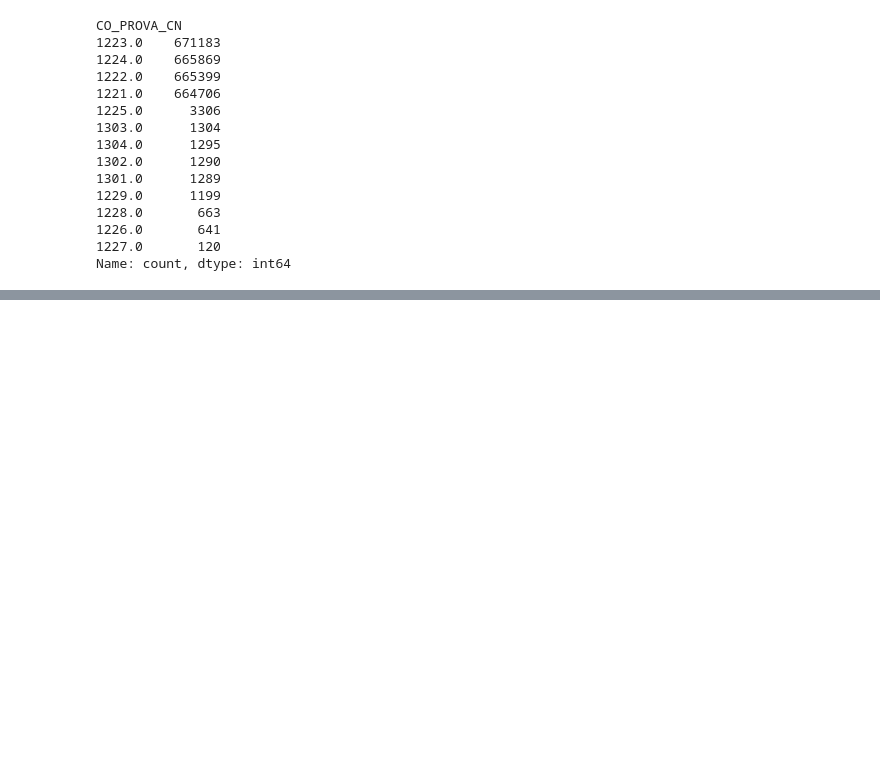
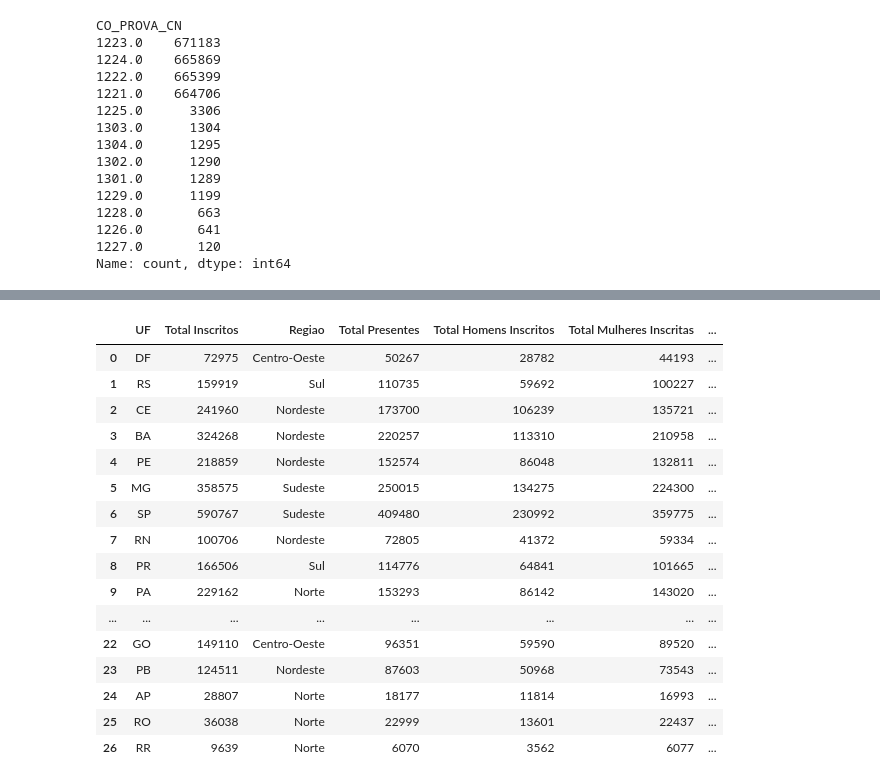
Before and after one commit to marcela-mariano19/Insights_ENEM-Projeto_de_Bloco_2024S2_, a Jupyter notebook: my-app/notebooks/tratamento_dados.ipynb, the cells around one changed output, grey strips where cells are left out. Drawn from its saved outputs; the diff is of its cells as text; code cells hidden in the pictures; blank space fills up the shorter version.

```diff
--- a/my-app/notebooks/tratamento_dados.ipynb
+++ b/my-app/notebooks/tratamento_dados.ipynb
@@ -321,0 +361,21 @@ df_ufs
+# %%
+#Gerando DataFrame com total de inscritos por região
+df_uf_region_full = states_region(list_ufs=df_enem['SG_UF_PROVA'],type_df='inscritos')
+
+#Gerando DataFrame com total de presentes por região
+df_uf_region_presence = states_region(df_uf_region_default = df_uf_region_full,list_ufs=df_enem_al_presence_full['SG_UF_PROVA'], type_df = 'presentes')
+
+#Unindo os DataFrames
+df_uf_region_full = df_uf_region_full.merge(df_uf_region_presence[['UF', 'Total Presentes']], on='UF', how='left')
+# %%
+#Gerando DataFrame com total de inscritos por região e sexo
+df_uf_sex_full = full_sex_state(df_enem)
+
+#Unindo os DataFrames
+df_uf_region_full = df_uf_region_full.merge(df_uf_sex_full[['UF','Total Homens Inscritos', 'Total Mulheres Inscritas']], on='UF', how='left')
+# %%
+#Gerando DataFrame com total de presença por região e sexo
+df_uf_sex = presence_sex_state(df_enem_al_presence_full)
+
+#Unindo os DataFrames
+df_uf_region_full = df_uf_region_full.merge(df_uf_sex[['UF','Total Homens Presentes', 'Total Mulheres Presentes']], on='UF', how='left')
@@ -321,0 +384,23 @@ df_ufs
+# %%
+#Adicionando coluna de porcentagem de presentes
+df_uf_region_full = presence_percent(df_uf_region_full)
+# %%
+df_uf_region_full
+# %% [output]
+|  | UF | Total Inscritos | Regiao | Total Presentes | Total Homens Inscritos | Total Mulheres Inscritas | ... |
+| 0 | DF | 72975 | Centro-Oeste | 50267 | 28782 | 44193 | ... |
+| 1 | RS | 159919 | Sul | 110735 | 59692 | 100227 | ... |
+| 2 | CE | 241960 | Nordeste | 173700 | 106239 | 135721 | ... |
+| 3 | BA | 324268 | Nordeste | 220257 | 113310 | 210958 | ... |
+| 4 | PE | 218859 | Nordeste | 152574 | 86048 | 132811 | ... |
+| 5 | MG | 358575 | Sudeste | 250015 | 134275 | 224300 | ... |
+| 6 | SP | 590767 | Sudeste | 409480 | 230992 | 359775 | ... |
+| 7 | RN | 100706 | Nordeste | 72805 | 41372 | 59334 | ... |
+| 8 | PR | 166506 | Sul | 114776 | 64841 | 101665 | ... |
+| 9 | PA | 229162 | Norte | 153293 | 86142 | 143020 | ... |
+| ... | ... | ... | ... | ... | ... | ... | ... |
+| 22 | GO | 149110 | Centro-Oeste | 96351 | 59590 | 89520 | ... |
+| 23 | PB | 124511 | Nordeste | 87603 | 50968 | 73543 | ... |
+| 24 | AP | 28807 | Norte | 18177 | 11814 | 16993 | ... |
+| 25 | RO | 36038 | Norte | 22999 | 13601 | 22437 | ... |
+| 26 | RR | 9639 | Norte | 6070 | 3562 | 6077 | ... |
```
Also changed, not shown: parts of 21 cells of this notebook, 5 other files.
